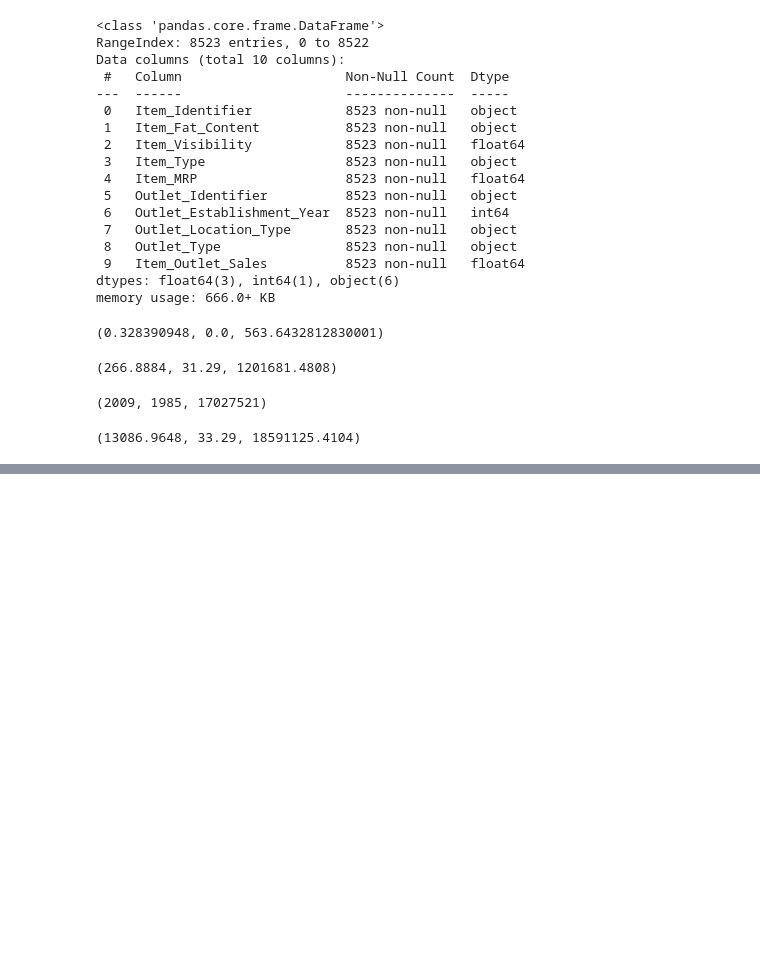
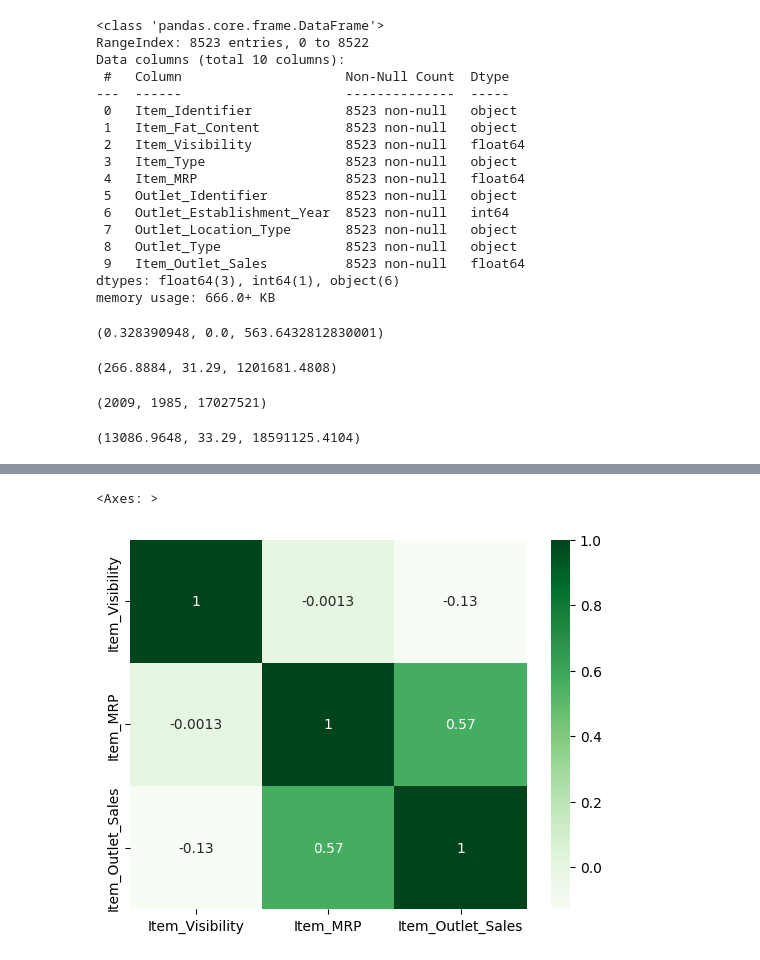
Before and after one commit to RodrigoFigueroa19/dojo_proyecto1, a Jupyter notebook: predicciones_de_ventas_de_alimentos.ipynb, the cells around one changed output, grey strips where cells are left out. Cells and saved outputs as stored; diff of their text form; code cells hidden in the pictures; blank space fills up the shorter version.

```diff
--- a/predicciones_de_ventas_de_alimentos.ipynb
+++ b/predicciones_de_ventas_de_alimentos.ipynb
@@ -223,0 +287,10 @@ df["Item_Outlet_Sales"].max(),df["Item_Outlet_Sales"].min(),df["Item_Outlet_Sale
+# %%
+Dfval = df[ ['Item_Visibility', 'Item_MRP' ,'Item_Outlet_Sales' ]]
+
+corr = Dfval.corr()
+# %%
+import seaborn as sns
+sns.heatmap(corr, cmap = 'Greens' , annot = True  )
+# %% [output]
+<Axes: >
+[figure, added]
```
Also changed, not shown: parts of 9 cells of this notebook.
